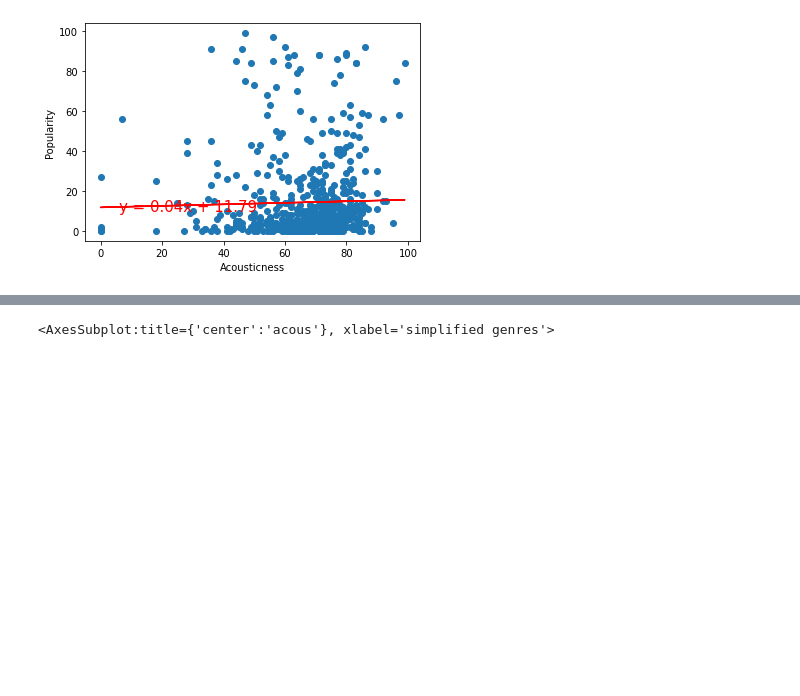
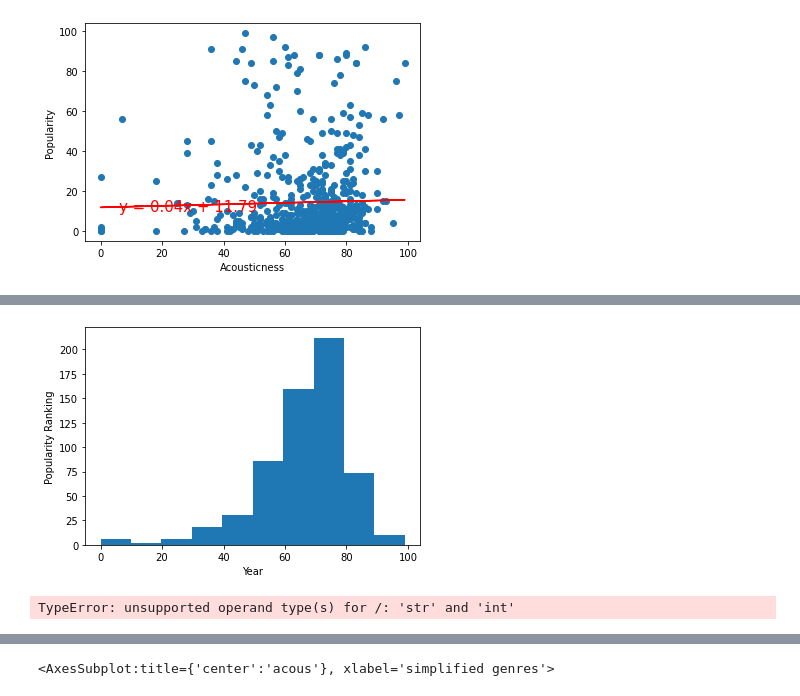
Before and after one commit to Boyder3113/Project_1, a Jupyter notebook: acoustic_data-checkpoint.ipynb, the cells around one changed output, grey strips where cells are left out. Drawn from its saved outputs; the diff is of its cells as text; code cells hidden in the pictures; blank space fills up the shorter version.

```diff
--- a/acoustic_data-checkpoint.ipynb
+++ b/acoustic_data-checkpoint.ipynb
@@ -196 +178,11 @@ print(sts.normaltest(acoustic_df.sample(50)))
 TypeError: unsupported operand type(s) for /: 'str' and 'int'
+# %%
+# Attempt to make history gram
+plt.hist(acoustic_df['pop'])
+plt.xlabel('Year')
+plt.ylabel('Popularity Ranking')
+plt.show()
+print(sts.normaltest(acoustic_df.sample()))
+# %% [output]
+[figure, added]
+TypeError: unsupported operand type(s) for /: 'str' and 'int'
```
Also changed, not shown: parts of 8 cells of this notebook, 5 other files.
